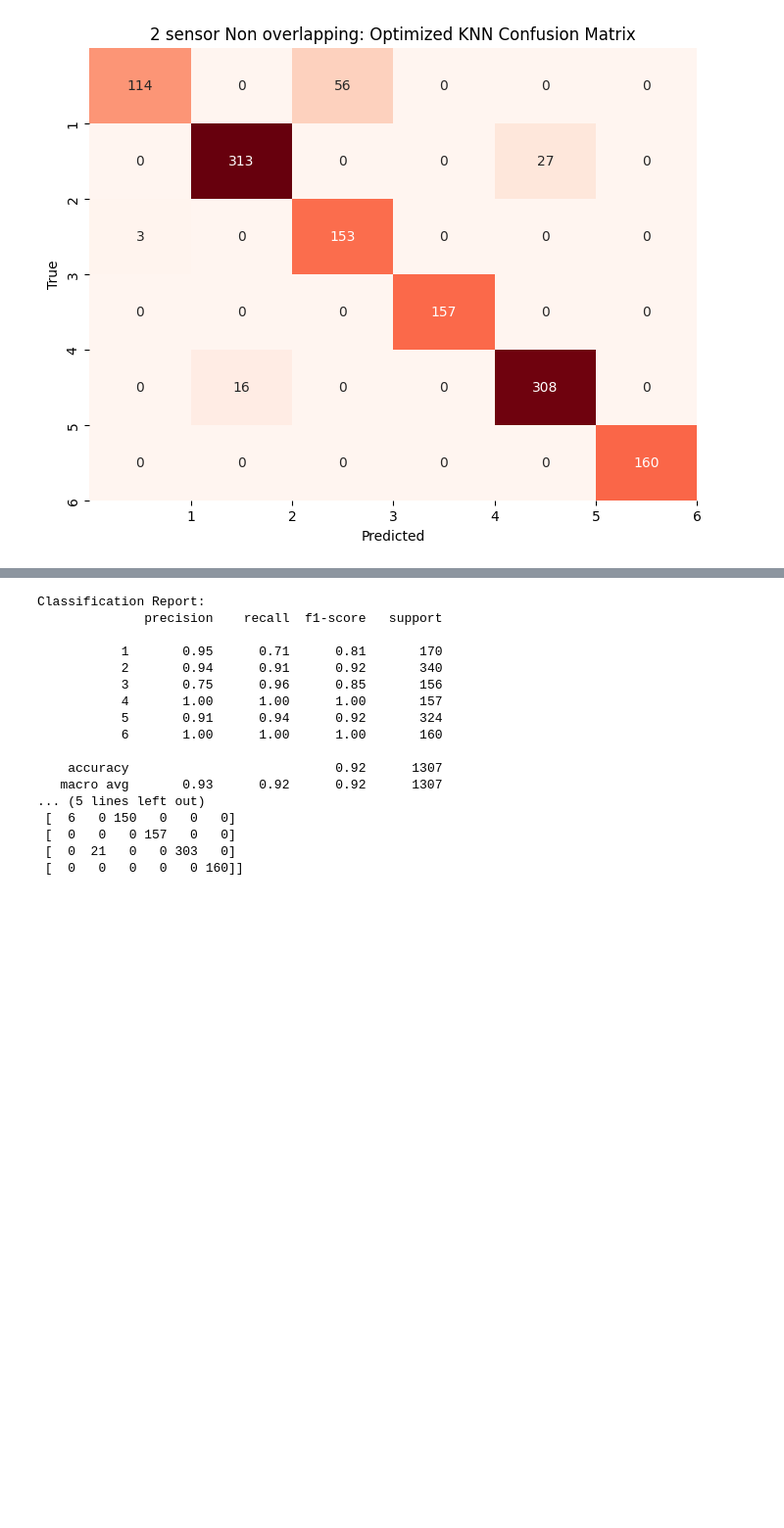
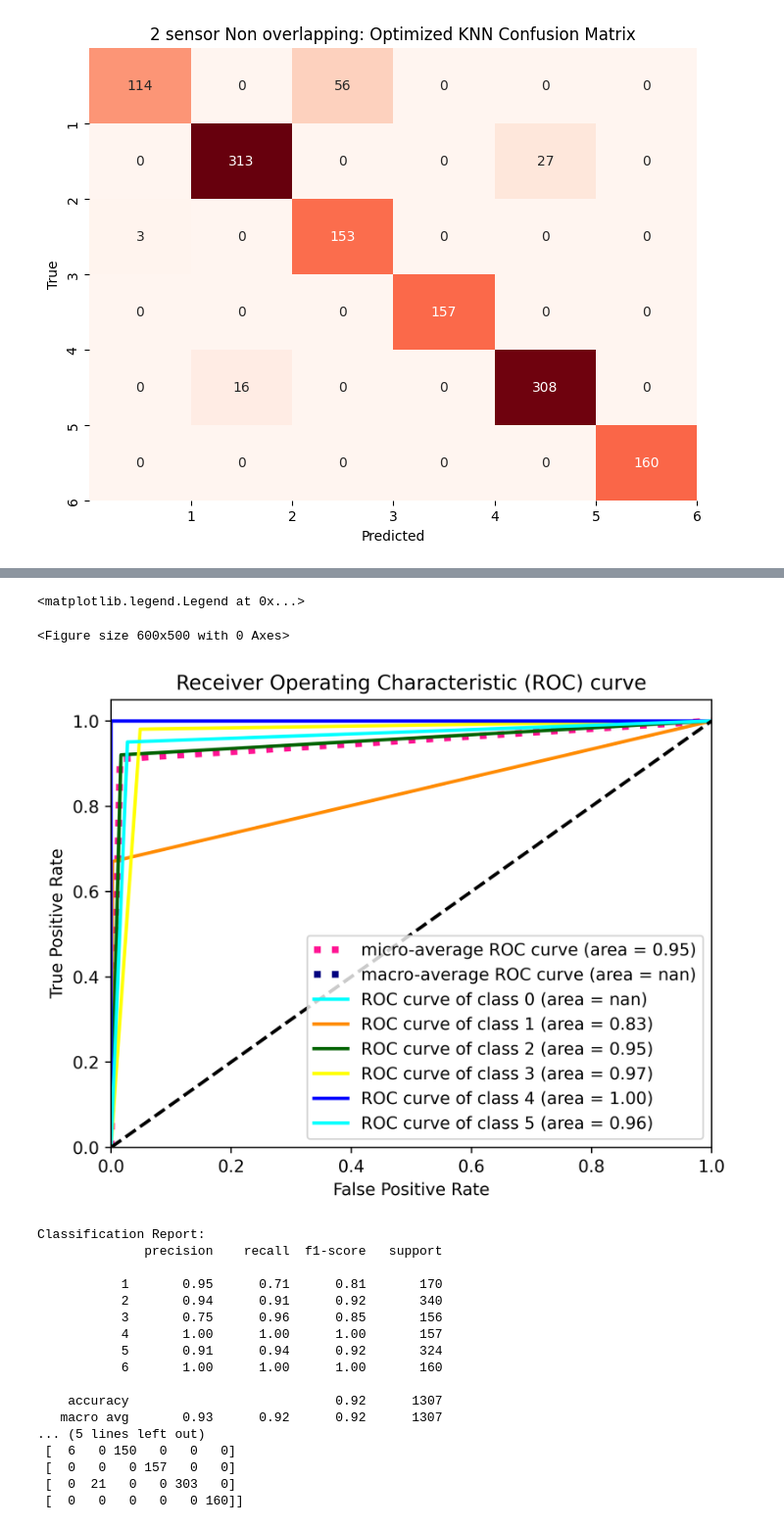
Before and after one commit to UkeshThapa/Human-Activities-recognition, a Jupyter notebook: Research_Human_activities_Recognition_TML.ipynb, the cells around one changed output, grey strips where cells are left out. Shown at 98% size. Cells and saved outputs as stored; diff of their text form; code cells hidden in the pictures; blank space fills up the shorter version.

```diff
--- a/Research_Human_activities_Recognition_TML.ipynb
+++ b/Research_Human_activities_Recognition_TML.ipynb
@@ -213,3 +191,67 @@ Macro-Averaged F1-Score: 0.9172093057932829
+# %%
+import numpy as np
+import matplotlib.pyplot as plt
+from sklearn.preprocessing import label_binarize
+from sklearn.metrics import roc_curve, auc
+from itertools import cycle
+n_classes = len(np.unique(y_test))
+y_true = label_binarize(y_test, classes=np.arange(n_classes))
+y_pred_t = label_binarize(y_pred, classes=np.arange(n_classes))
+# Compute ROC curve and ROC area for each class
+fpr = dict()
+tpr = dict()
+roc_auc = dict()
+for i in range(n_classes):
+  fpr[i], tpr[i], _ = roc_curve(y_true[:, i], y_pred_t[:, i])
+  roc_auc[i] = auc(fpr[i], tpr[i])
+
+# Compute micro-average ROC curve and ROC area
+fpr["micro"], tpr["micro"], _ = roc_curve(y_true.ravel(), y_pred_t.ravel())
+roc_auc["micro"] = auc(fpr["micro"], tpr["micro"])
+
+# First aggregate all false positive rates
+all_fpr = np.unique(np.concatenate([fpr[i] for i in range(n_classes)]))
+
+# Then interpolate all ROC curves at this points
+mean_tpr = np.zeros_like(all_fpr)
+for i in range(n_classes):
+  mean_tpr += np.interp(all_fpr, fpr[i], tpr[i])
+
+# Finally average it and compute AUC
+mean_tpr /= n_classes
+
+fpr["macro"] = all_fpr
+tpr["macro"] = mean_tpr
+roc_auc["macro"] = auc(fpr["macro"], tpr["macro"])
+
+# Plot all ROC curves
+plt.figure(figsize=(6,5))
+plt.figure(dpi=600)
+lw = 2
+plt.plot(fpr["micro"], tpr["micro"],
+  label="micro-average ROC curve (area = {0:0.2f})".format(roc_auc["micro"]),
+  color="deeppink", linestyle=":", linewidth=4,)
+
+plt.plot(fpr["macro"], tpr["macro"],
+  label="macro-average ROC curve (area = {0:0.2f})".format(roc_auc["macro"]),
+  color="navy", linestyle=":", linewidth=4,)
+
+colors = cycle(["aqua", "darkorange", "darkgreen", "yellow", "blue"])
+for i, color in zip(range(n_classes), colors):
+  plt.plot(fpr[i], tpr[i], color=color, lw=lw,
+      label="ROC curve of class {0} (area = {1:0.2f})".format(i, roc_auc[i]),)
+
+plt.plot([0, 1], [0, 1], "k--", lw=lw)
+plt.xlim([0.0, 1.0])
+plt.ylim([0.0, 1.05])
+plt.xlabel("False Positive Rate")
+plt.ylabel("True Positive Rate")
+plt.title("Receiver Operating Characteristic (ROC) curve")
+plt.legend()
+# %% [output]
+<matplotlib.legend.Legend at 0x...>
+<Figure size 600x500 with 0 Axes>
+[figure, added]
 # %%
 # Cosine KNN classifier
 cosine_knn = KNeighborsClassifier(metric='cosine')
```
Also changed, not shown: parts of 2 cells of this notebook.
